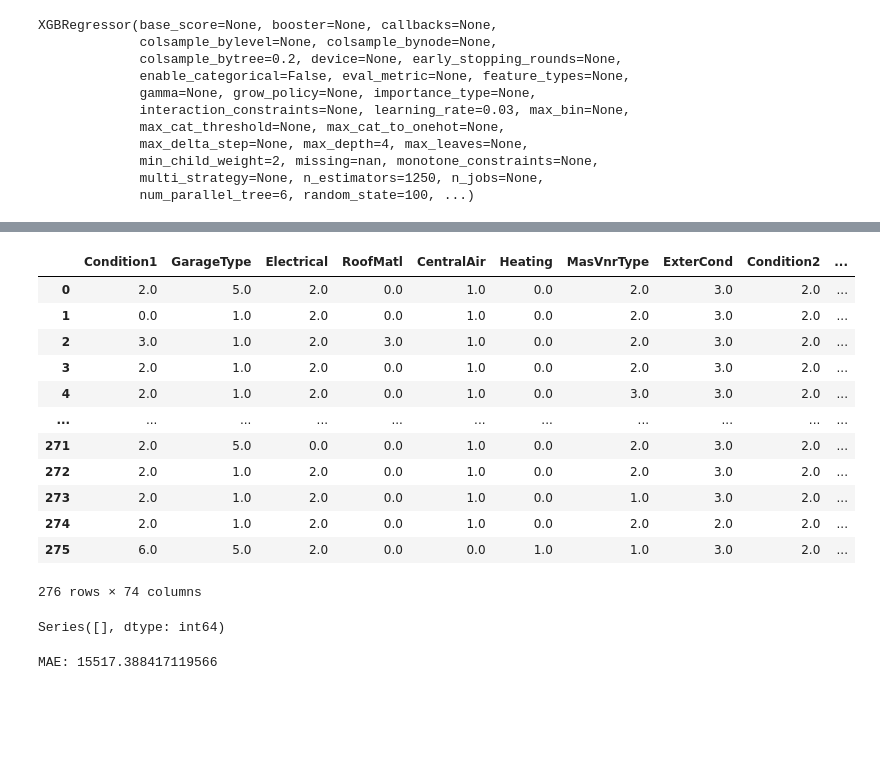
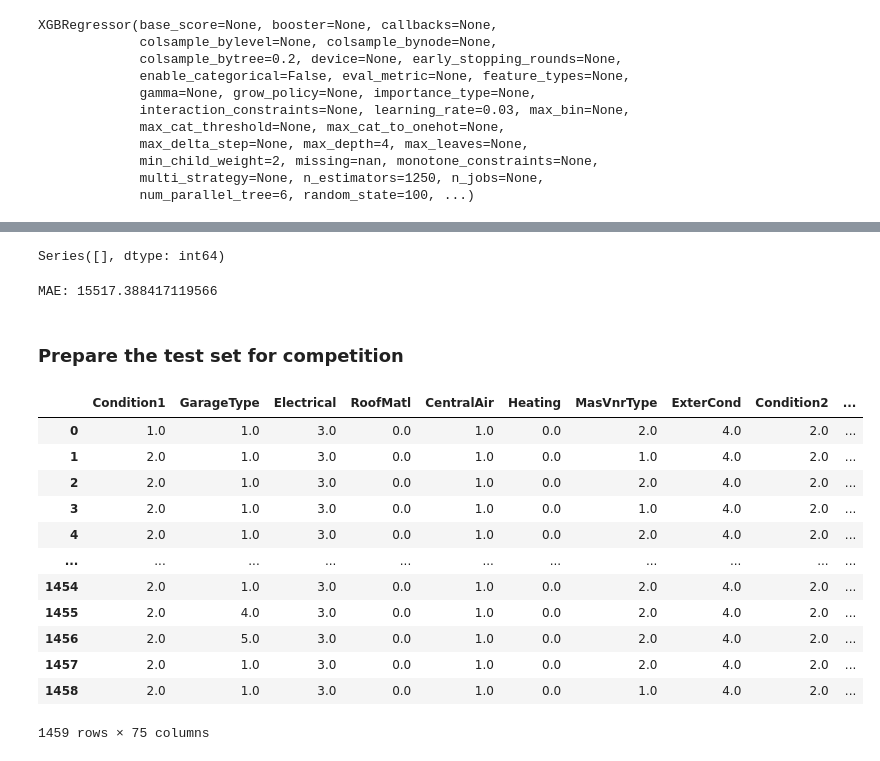
Before and after one commit to MiriMichaeli/ML_learning, a Jupyter notebook: home_price_model_prediction.ipynb, the cells around one changed output, grey strips where cells are left out. Drawn from its saved outputs; the diff is of its cells as text; code cells hidden in the pictures; blank space fills up the shorter version.

```diff
--- a/home_price_model_prediction.ipynb
+++ b/home_price_model_prediction.ipynb
@@ -780,3 +780,15 @@ XGBRegressor(base_score=None, booster=None, callbacks=None,
              min_child_weight=2, missing=nan, monotone_constraints=None,
              multi_strategy=None, n_estimators=1250, n_jobs=None,
              num_parallel_tree=6, random_state=100, ...)
+# %%
+# Transform the test data the same way:
+cols = column_name_extractor_pipeline.fit_transform(X_valid)
+transformed_valid_data = first_pipeline.fit_transform(X_valid)
+# Transform the transformed_data to DataFrame
+# Get the column names from the ColumnNameExtractor pipeline
+new_columns = column_transformer.label_features + column_transformer.ordinal_features
+reminder_cols = [col for col in cols if col not in new_columns]
+new_column_order = new_columns + reminder_cols
+transformed_valid_df = pd.DataFrame(transformed_valid_data, columns=new_column_order)
+second_pipeline.fit_transform(transformed_valid_df)
+transformed_valid_df
@@ -783,38 +809,40 @@ XGBRegressor(base_score=None, booster=None, callbacks=None,
+# %%
+# Make sure there are no NA in the transformed data
+transformed_valid_df.isnull().sum()[transformed_valid_df.isnull().sum()>0]
+# %% [output]
+Series([], dtype: int64)
+# %%
+from sklearn.metrics import mean_absolute_error
+preds = model.predict(transformed_valid_df)
+score = mean_absolute_error(y_valid, preds)
+print('MAE:', score)
+# %% [output]
+MAE: 15517.388417119566
+# %% [markdown]
+### Prepare the test set for competition
 # %%
 # Transform the test data the same way:
-cols = column_name_extractor_pipeline.fit_transform(X_valid)
-transformed_test_data = first_pipeline.fit_transform(X_valid)
+cols = column_name_extractor_pipeline.fit_transform(df_test)
+transformed_test_data = first_pipeline.fit_transform(df_test)
 # Transform the transformed_data to DataFrame
 # Get the column names from the ColumnNameExtractor pipeline
 new_columns = column_transformer.label_features + column_transformer.ordinal_features
 reminder_cols = [col for col in cols if col not in new_columns]
 new_column_order = new_columns + reminder_cols
 transformed_test_df = pd.DataFrame(transformed_test_data, columns=new_column_order)
 second_pipeline.fit_transform(transformed_test_df)
 transformed_test_df
 # %% [output]
 |  | Condition1 | GarageType | Electrical | RoofMatl | CentralAir | Heating | MasVnrType | ExterCond | Condition2 | ... |
-| 0 | 2.0 | 5.0 | 2.0 | 0.0 | 1.0 | 0.0 | 2.0 | 3.0 | 2.0 | ... |
-| 1 | 0.0 | 1.0 | 2.0 | 0.0 | 1.0 | 0.0 | 2.0 | 3.0 | 2.0 | ... |
-| 2 | 3.0 | 1.0 | 2.0 | 3.0 | 1.0 | 0.0 | 2.0 | 3.0 | 2.0 | ... |
-| 3 | 2.0 | 1.0 | 2.0 | 0.0 | 1.0 | 0.0 | 2.0 | 3.0 | 2.0 | ... |
-| 4 | 2.0 | 1.0 | 2.0 | 0.0 | 1.0 | 0.0 | 3.0 | 3.0 | 2.0 | ... |
+| 0 | 1.0 | 1.0 | 3.0 | 0.0 | 1.0 | 0.0 | 2.0 | 4.0 | 2.0 | ... |
+| 1 | 2.0 | 1.0 | 3.0 | 0.0 | 1.0 | 0.0 | 1.0 | 4.0 | 2.0 | ... |
+| 2 | 2.0 | 1.0 | 3.0 | 0.0 | 1.0 | 0.0 | 2.0 | 4.0 | 2.0 | ... |
+| 3 | 2.0 | 1.0 | 3.0 | 0.0 | 1.0 | 0.0 | 1.0 | 4.0 | 2.0 | ... |
+| 4 | 2.0 | 1.0 | 3.0 | 0.0 | 1.0 | 0.0 | 2.0 | 4.0 | 2.0 | ... |
 | ... | ... | ... | ... | ... | ... | ... | ... | ... | ... | ... |
-| 271 | 2.0 | 5.0 | 0.0 | 0.0 | 1.0 | 0.0 | 2.0 | 3.0 | 2.0 | ... |
-| 272 | 2.0 | 1.0 | 2.0 | 0.0 | 1.0 | 0.0 | 2.0 | 3.0 | 2.0 | ... |
-| 273 | 2.0 | 1.0 | 2.0 | 0.0 | 1.0 | 0.0 | 1.0 | 3.0 | 2.0 | ... |
-| 274 | 2.0 | 1.0 | 2.0 | 0.0 | 1.0 | 0.0 | 2.0 | 2.0 | 2.0 | ... |
-| 275 | 6.0 | 5.0 | 2.0 | 0.0 | 0.0 | 1.0 | 1.0 | 3.0 | 2.0 | ... |
+| 1454 | 2.0 | 1.0 | 3.0 | 0.0 | 1.0 | 0.0 | 2.0 | 4.0 | 2.0 | ... |
+| 1455 | 2.0 | 4.0 | 3.0 | 0.0 | 1.0 | 0.0 | 2.0 | 4.0 | 2.0 | ... |
+| 1456 | 2.0 | 5.0 | 3.0 | 0.0 | 1.0 | 0.0 | 2.0 | 4.0 | 2.0 | ... |
+| 1457 | 2.0 | 1.0 | 3.0 | 0.0 | 1.0 | 0.0 | 2.0 | 4.0 | 2.0 | ... |
+| 1458 | 2.0 | 1.0 | 3.0 | 0.0 | 1.0 | 0.0 | 1.0 | 4.0 | 2.0 | ... |
-276 rows × 74 columns
+1459 rows × 75 columns
-# %%
-# Make sure there are no NA in the transformed data
-transformed_test_df.isnull().sum()[transformed_test_df.isnull().sum()>0]
-# %% [output]
-Series([], dtype: int64)
-# %%
-from sklearn.metrics import mean_absolute_error
-preds = model.predict(transformed_test_df)
-score = mean_absolute_error(y_valid, preds)
-print('MAE:', score)
-# %% [output]
-MAE: 15517.388417119566
```
Also changed, not shown: parts of 3 cells of this notebook.
